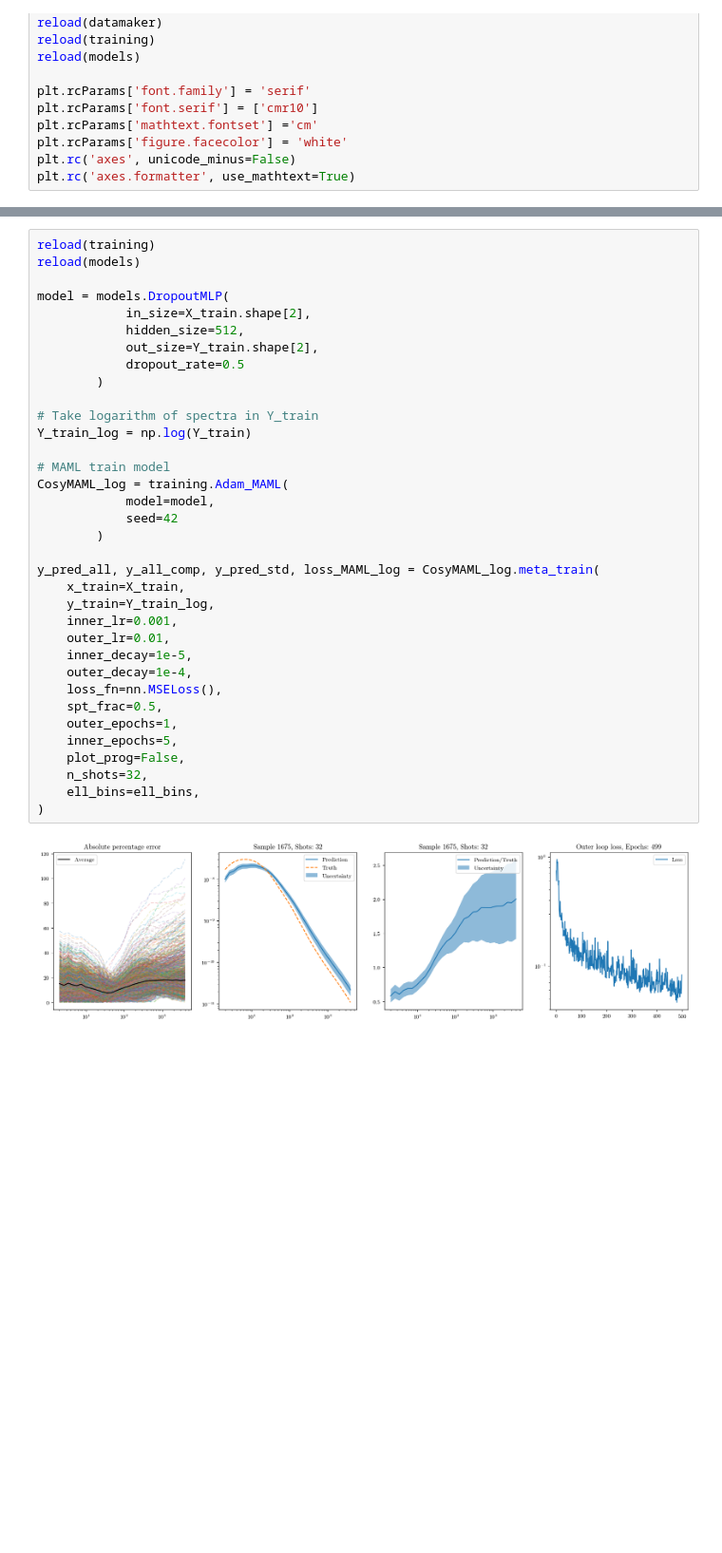
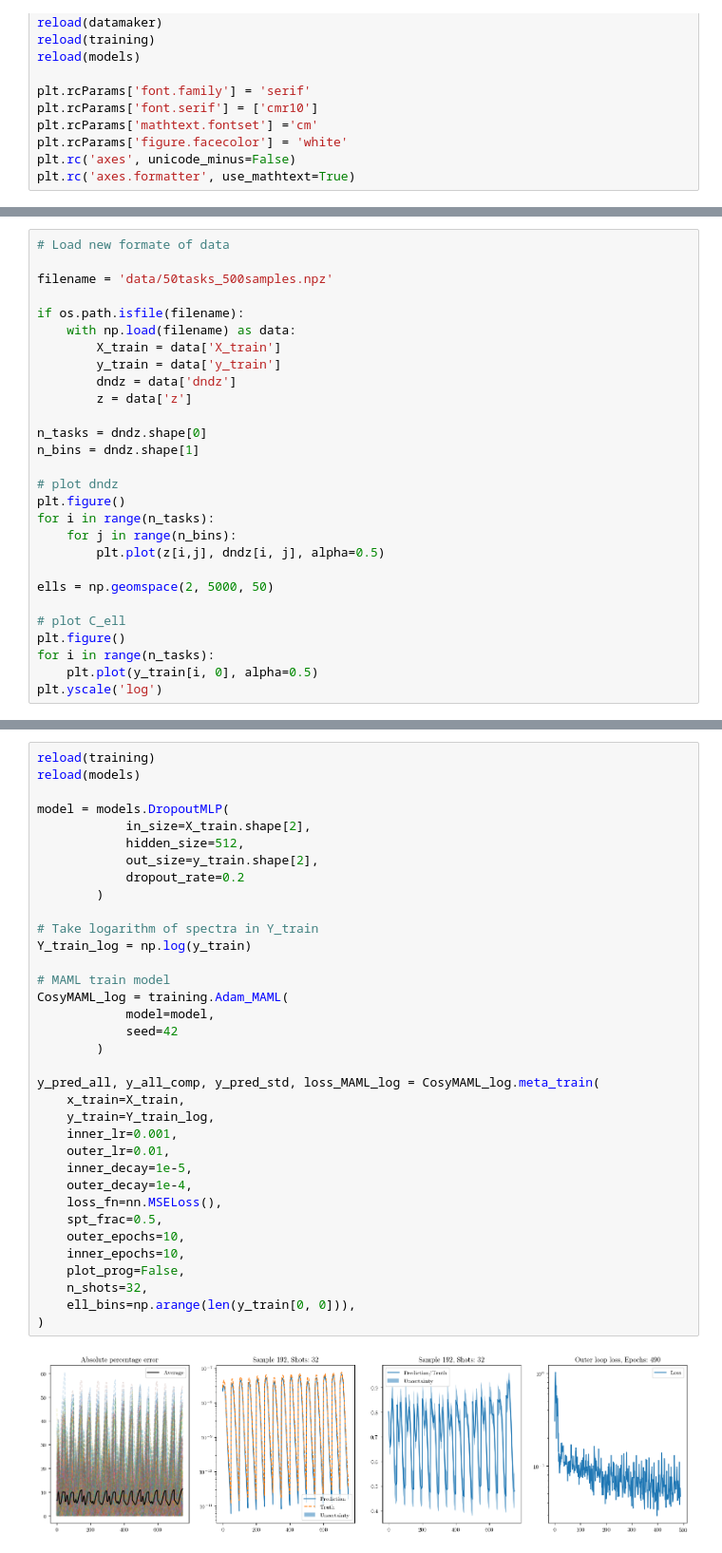
Before and after one commit to CMacM/CosyMAML, a Jupyter notebook: multisurvey_binned.ipynb, the cells around one changed output, grey strips where cells are left out. Shown at 95% size. Saved outputs shown, nothing was run; the diff lists cells and outputs as text; blank space fills up the shorter version.

Commit message:
New script for training data generation and some MCMC tests

```diff
--- a/multisurvey_binned.ipynb
+++ b/multisurvey_binned.ipynb
@@ -63,3 +63,31 @@ print(Y_train.shape)
 # %% [output]
 (500, 2048, 6)
 (500, 2048, 30)
+# %%
+# Load new formate of data
+
+filename = 'data/50tasks_500samples.npz'
+
+if os.path.isfile(filename):
+    with np.load(filename) as data:
+        X_train = data['X_train']
+        y_train = data['y_train']
+        dndz = data['dndz']
+        z = data['z']
+
+n_tasks = dndz.shape[0]
+n_bins = dndz.shape[1]
+
+# plot dndz
+plt.figure()
+for i in range(n_tasks):
+    for j in range(n_bins):
+        plt.plot(z[i,j], dndz[i, j], alpha=0.5)
+
+ells = np.geomspace(2, 5000, 50)
+
+# plot C_ell
+plt.figure()
+for i in range(n_tasks):
+    plt.plot(y_train[i, 0], alpha=0.5)
+plt.yscale('log')
@@ -66,40 +97,40 @@ print(Y_train.shape)
 # %%
 reload(training)
 reload(models)
 
 model = models.DropoutMLP(
             in_size=X_train.shape[2],
             hidden_size=512,
-            out_size=Y_train.shape[2],
-            dropout_rate=0.5
+            out_size=y_train.shape[2],
+            dropout_rate=0.2
         )
 
 # Take logarithm of spectra in Y_train
-Y_train_log = np.log(Y_train)
+Y_train_log = np.log(y_train)
 
 # MAML train model
 CosyMAML_log = training.Adam_MAML(
             model=model,
             seed=42
         )
 
 y_pred_all, y_all_comp, y_pred_std, loss_MAML_log = CosyMAML_log.meta_train(
     x_train=X_train,
     y_train=Y_train_log,
     inner_lr=0.001,
     outer_lr=0.01,
     inner_decay=1e-5,
     outer_decay=1e-4,
     loss_fn=nn.MSELoss(),
     spt_frac=0.5,
-    outer_epochs=1,
-    inner_epochs=5,
+    outer_epochs=10,
+    inner_epochs=10,
     plot_prog=False,
     n_shots=32,
-    ell_bins=ell_bins,
+    ell_bins=np.arange(len(y_train[0, 0])),
 )
 # %% [output]
-[figure, old version]
+[figure, new version]
 # %%
 class Adam_MAML():
     '''
```
Also changed, not shown: parts of 4 cells of this notebook, 9 other files.
